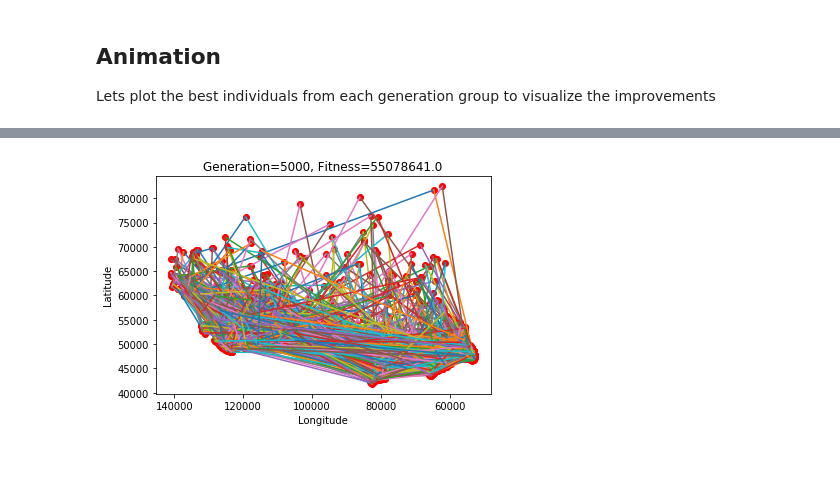
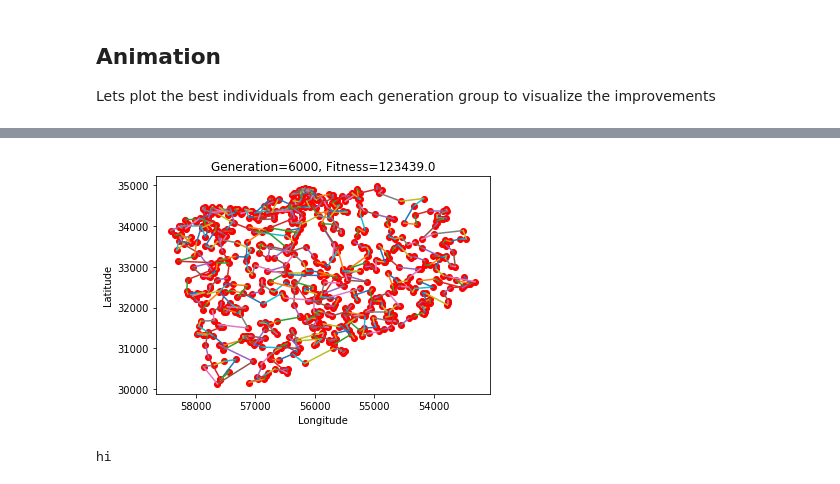
Before and after one commit to Zerocrossing/DRD4-7R, a Jupyter notebook: Presentation.ipynb, the cells around one changed output, grey strips where cells are left out. Drawn from its saved outputs; the diff is of its cells as text; code cells hidden in the pictures.

```diff
--- a/Presentation.ipynb
+++ b/Presentation.ipynb
@@ -60,10 +60,10 @@ By having individual modules for each step of the genetic algorithm process, we
 We have created a TSP instance class to represent a single instance of the problem, this includes a reference to the dataset, population size, number of parents, mutation rate ect.
 ***
 # %%
-POP_SIZE          = 500
-NUM_PARENTS       = 250
-NUM_GENERATIONS   = 5000
-TIME_LIMIT        = 100000
+POP_SIZE          = 150
+NUM_PARENTS       = 100
+NUM_GENERATIONS   = 6000
+TIME_LIMIT        = 10000
 MUTATION_RATE     = .2
 INIT_METHOD       = "random_permutations"
 SELECT_METHOD     = "random"
@@ -72,7 +72,7 @@ MUTATION_METHOD   = "swap"
 EVALUATION_METHOD = "cached_euclidean"
 SURVIVOR_METHOD   = "random"
 TERMINATOR_METHOD = "num_iterations"
-DATA              = parse(big_data)
+DATA              = parse(middle_data)
 # %% [markdown]
 Our test method creates a new instance and series of modules from the defined constants. Changing our parameters is now as simple as changing our constants and re-running our testing method.
 
@@ -122,12 +122,13 @@ def test_tsp():
         tsp.add_history("std_dev",std)
         tsp.current_generation +=1
         if not (tsp.current_generation % (tsp.num_generations // 10)):
-            # print("Mutation Rate:",tsp.mutation_rate)
             print("Generation {:<4} Mean Fitness: {:5.2f}\t Best Fitness:{:5.2f}\t Fitness STD DEV: {:.2f}".format(
                 tsp.current_generation, tsp.fitness.mean(), tsp.fitness.max(), std))
+        if not (tsp.current_generation % (tsp.num_generations // 200)):
             tsp.add_history("best_individual", tsp.population[np.argmax(tsp.fitness.max())])
             tsp.add_history("ani_fitness", tsp.fitness.max())
             tsp.add_history("ani_generation", tsp.current_generation)
+
     # print("Best Member of Population:\n", tsp.population[np.argmax(tsp.fitness)])
     print("Final Mean Fitness: {}\t Best Fitness:{}".format(tsp.fitness.mean(), tsp.fitness.max()))
     print("*" * 10 + "\nFunction Times (in ms):\n")
@@ -222,11 +240,15 @@ Lets plot the best individuals from each generation group to visualize the impro
 # %%
 from matplotlib import animation, rc
 from IPython.display import HTML
 
-animator = Animation(data, mu_lambda_tsp.history["best_individual"], mu_lambda_tsp.history["ani_fitness"], mu_lambda_tsp.history["ani_generation"])
+animator = Animation(DATA, mu_lambda_tsp.history["best_individual"], mu_lambda_tsp.history["ani_fitness"], mu_lambda_tsp.history["ani_generation"])
 ani = animation.FuncAnimation(animator.fig, animator.animate, init_func=animator.init,
-                                       frames=len(animator.history), interval=1000, blit=True)
+                                       frames=len(animator.history), interval=100, blit=True)
 HTML(ani.to_html5_video())
 # %% [output]
 [interactive output not drawn]
-[figure, old version]
+[figure, new version]
+# %%
+print("hi")
+# %% [output]
+hi
```
Also changed, not shown: parts of 7 cells of this notebook, 1 other file.
